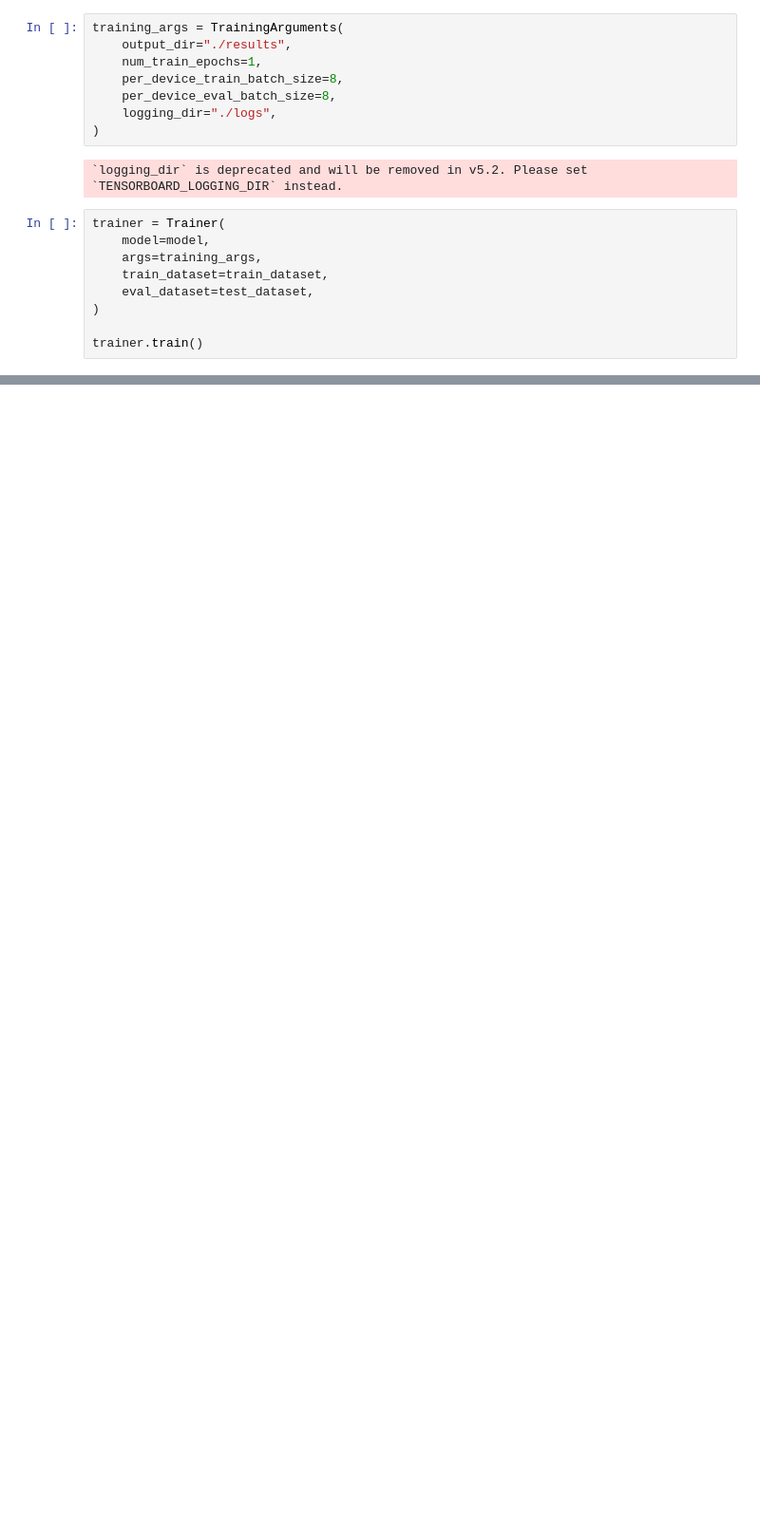
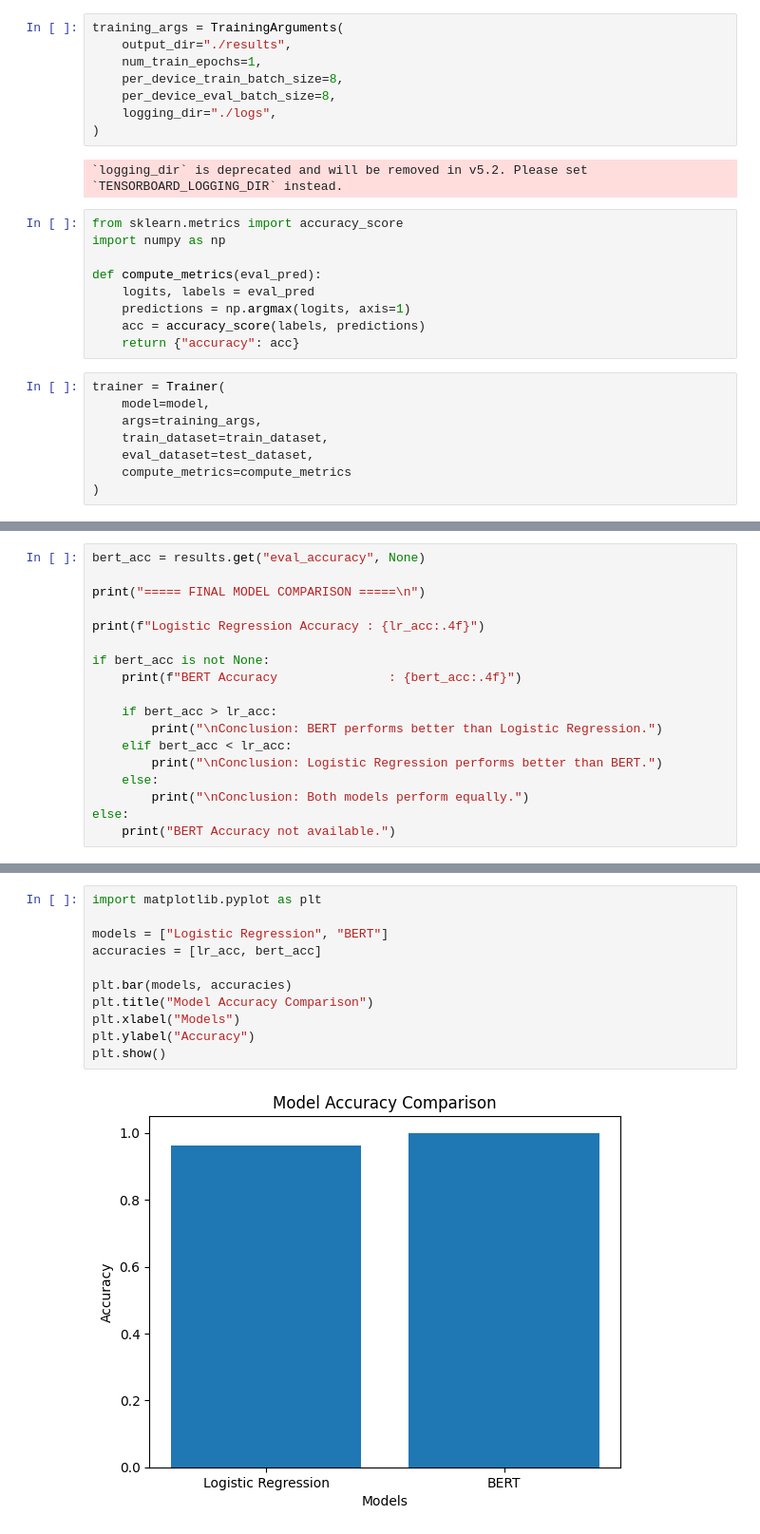
Before and after one commit to catpixie-47/seminar, a Jupyter notebook: Bert.ipynb, the cells around one changed output, grey strips where cells are left out. Shown at 95% size. Saved outputs shown, nothing was run; the diff lists cells and outputs as text; blank space fills up the shorter version.

```diff
--- a/Bert.ipynb
+++ b/Bert.ipynb
@@ -162,12 +160,20 @@ training_args = TrainingArguments(
 )
 # %% [output]
 `logging_dir` is deprecated and will be removed in v5.2. Please set `TENSORBOARD_LOGGING_DIR` instead.
+# %%
+from sklearn.metrics import accuracy_score
+import numpy as np
+
+def compute_metrics(eval_pred):
+    logits, labels = eval_pred
+    predictions = np.argmax(logits, axis=1)
+    acc = accuracy_score(labels, predictions)
+    return {"accuracy": acc}
 # %%
 trainer = Trainer(
     model=model,
     args=training_args,
     train_dataset=train_dataset,
     eval_dataset=test_dataset,
+    compute_metrics=compute_metrics
 )
-
-trainer.train()
@@ -192,0 +193,18 @@ BERT Evaluation Result: {'eval_loss': 0.015107238665223122, 'eval_runtime': 401.
+# %%
+bert_acc = results.get("eval_accuracy", None)
+
+print("===== FINAL MODEL COMPARISON =====\n")
+
+print(f"Logistic Regression Accuracy : {lr_acc:.4f}")
+
+if bert_acc is not None:
+    print(f"BERT Accuracy               : {bert_acc:.4f}")
+
+    if bert_acc > lr_acc:
+        print("\nConclusion: BERT performs better than Logistic Regression.")
+    elif bert_acc < lr_acc:
+        print("\nConclusion: Logistic Regression performs better than BERT.")
+    else:
+        print("\nConclusion: Both models perform equally.")
+else:
+    print("BERT Accuracy not available.")
@@ -192,0 +218,13 @@ BERT Evaluation Result: {'eval_loss': 0.015107238665223122, 'eval_runtime': 401.
+# %%
+import matplotlib.pyplot as plt
+
+models = ["Logistic Regression", "BERT"]
+accuracies = [lr_acc, bert_acc]
+
+plt.bar(models, accuracies)
+plt.title("Model Accuracy Comparison")
+plt.xlabel("Models")
+plt.ylabel("Accuracy")
+plt.show()
+# %% [output]
+[figure, added]
```
Also changed, not shown: parts of 10 cells of this notebook.
